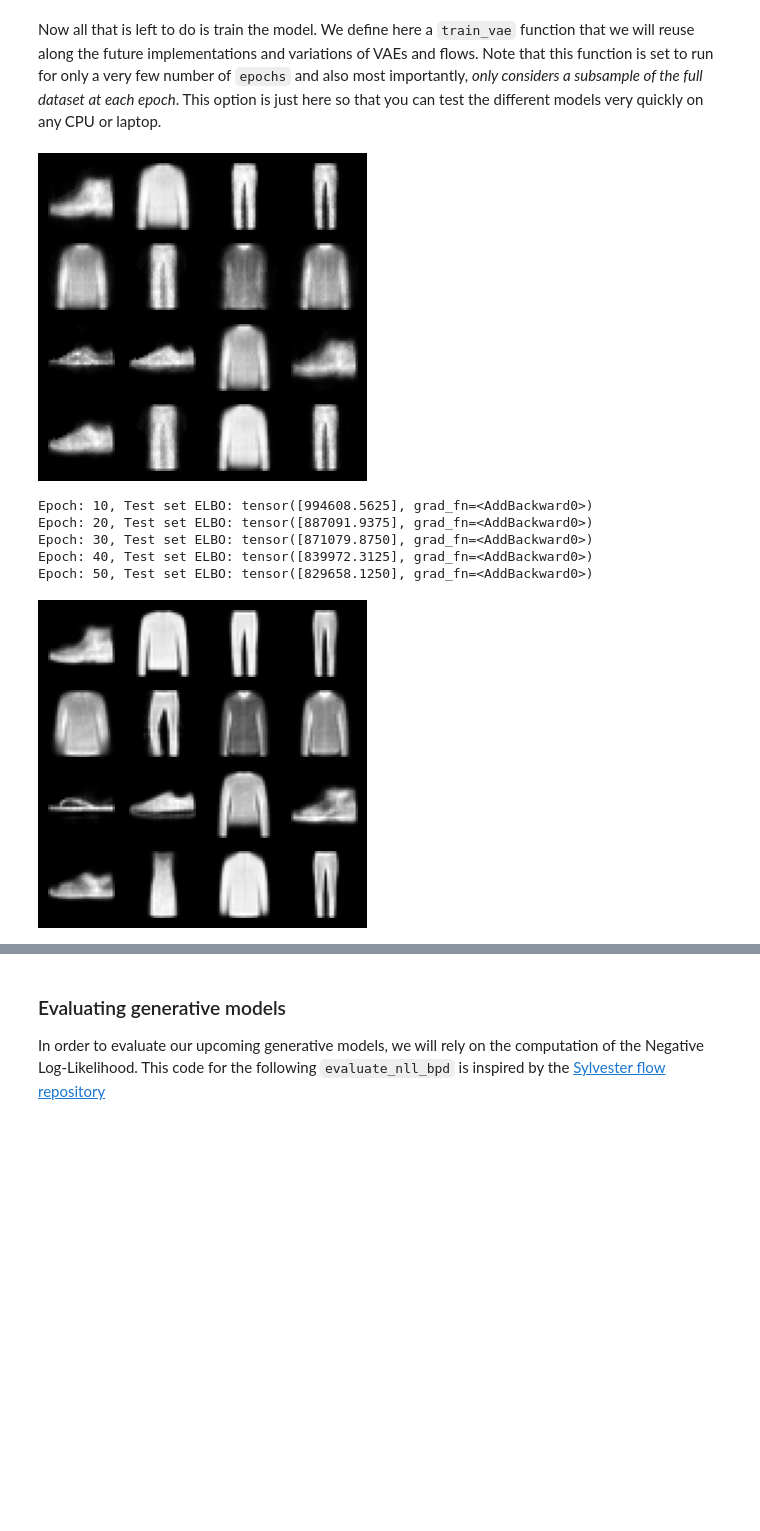
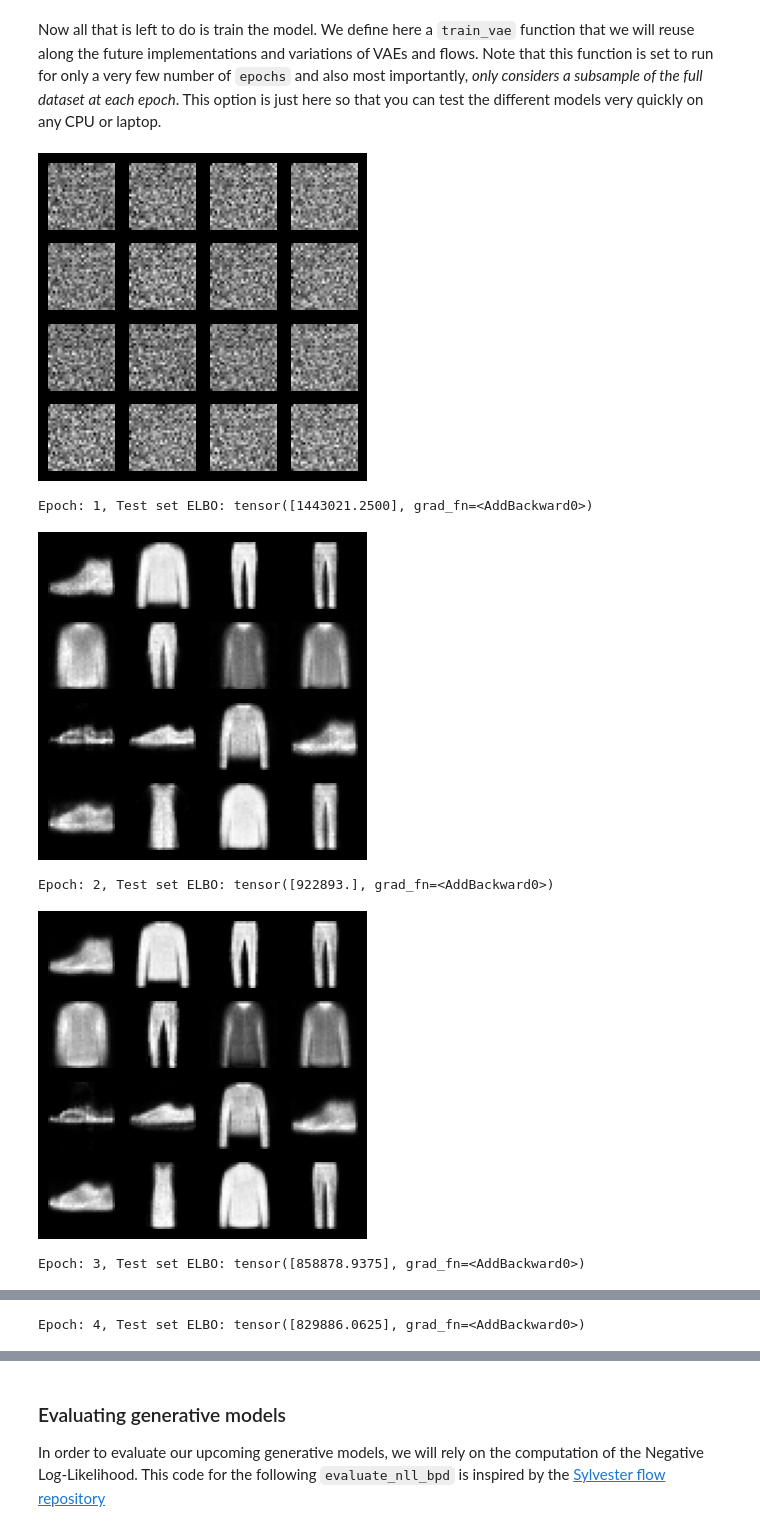
Before and after one commit to garamburor/creative_ml, a Jupyter notebook: 08a_variational_auto_encoders.ipynb, the cells around one changed output, grey strips where cells are left out. Drawn from its saved outputs; the diff is of its cells as text; code cells hidden in the pictures; blank space fills up the shorter version.

```diff
--- a/08a_variational_auto_encoders.ipynb
+++ b/08a_variational_auto_encoders.ipynb
@@ -241,12 +241,13 @@ class VAE(AE):
         return x_tilde.reshape(-1, 1, 28, 28), kl_div
 
     def latent(self, x, z_params):
-
-        ######################
-        # YOUR CODE GOES HERE
-        ######################
-        ...
-
+        mu, sigma = z_params
+        # Retrieve latent's space distribution
+        q_z = distrib.Normal(loc=mu, scale=sigma)
+        # Sample latent space
+        z = q_z.rsample()
+        # kl regularization
+        kl_div = 0.5 * torch.mean( 1. + torch.log(sigma**2) + mu**2 + sigma**2 )# sum was leading to NaN..
         return z, kl_div
 # %% [markdown]
 Now the interesting aspect of VAEs is that we can define any parametric function as `encoder` and `decoder`, as long as we can optimize them. Here, we will rely on simple feed-forward neural networks, but these can be largely more complex (with limitations that we will discuss later in the tutorial).
@@ -294,11 +295,14 @@ In the following, we define both error functions and regroup them in the `recons
 recons_criterion = torch.nn.MSELoss(reduction='sum')
 
 def compute_loss(model, x):
-
-    ######################
-    # YOUR CODE GOES HERE
-    ######################
-    ...
+    # Hyperparameter [0,1]
+    beta = 0.25
+    # Forward
+    x_hat, kl_div = model(x)
+    # Get loss
+    recon_loss = recons_criterion(x, x_hat)
+    # Organize latent space
+    full_loss = recon_loss - beta * kl_div
 
     return full_loss
 
@@ -376,33 +388,32 @@ Now all that is left to do is train the model. We define here a `train_vae` func
 # %%
 def generate_and_save_images(model, epoch, test_sample):
     predictions, _ = model(test_sample)
     fig = plt.figure(figsize=(4, 4))
     for i in range(predictions.shape[0]):
         plt.subplot(4, 4, i + 1)
         plt.imshow(predictions[i, 0, :, :].detach(), cmap='gray')
         plt.axis('off')
     # Tight_layout minimizes the overlap between 2 sub-plots
     #plt.savefig('image_at_epoch_{:04d}.png'.format(epoch))
     plt.show()
 
 epochs = 50
 test_sample = imgs_test[0:16, :, :, :]
 for epoch in range(1, epochs + 1):
-    if (epoch == 1 or epoch == epochs):
+    if (epoch % 1 == 0):
         generate_and_save_images(model, epoch, test_sample)
     full_loss = torch.Tensor([0])
     # Forward pass: compute predicted y by passing x to the model.
     for i, (x, _) in enumerate(train_loader):
         full_loss += train_step(model, x, optimizer)
     #for i, (x, _) in enumerate(valid_loader):
     #    train_step(model, x, optimizer)
-    if (epoch % 10 == 0):
+    if (epoch % 1 == 0):
         print('Epoch: {}, Test set ELBO: {}'.format(epoch, full_loss))
 # %% [output]
-[figure, old version]
+[figure, new version]
-Epoch: 10, Test set ELBO: tensor([994608.5625], grad_fn=<AddBackward0>)
-Epoch: 20, Test set ELBO: tensor([887091.9375], grad_fn=<AddBackward0>)
-Epoch: 30, Test set ELBO: tensor([871079.8750], grad_fn=<AddBackward0>)
-Epoch: 40, Test set ELBO: tensor([839972.3125], grad_fn=<AddBackward0>)
-Epoch: 50, Test set ELBO: tensor([829658.1250], grad_fn=<AddBackward0>)
+Epoch: 1, Test set ELBO: tensor([1443021.2500], grad_fn=<AddBackward0>)
-[figure, old version]
+[figure, new version]
+Epoch: 2, Test set ELBO: tensor([922893.], grad_fn=<AddBackward0>)
+[figure, added]
+Epoch: 3, Test set ELBO: tensor([858878.9375], grad_fn=<AddBackward0>)
@@ -408,0 +421 @@ Epoch: 50, Test set ELBO: tensor([829658.1250], grad_fn=<AddBackward0>)
+Epoch: 4, Test set ELBO: tensor([829886.0625], grad_fn=<AddBackward0>)
```
Also changed, not shown: parts of 3 cells of this notebook.
